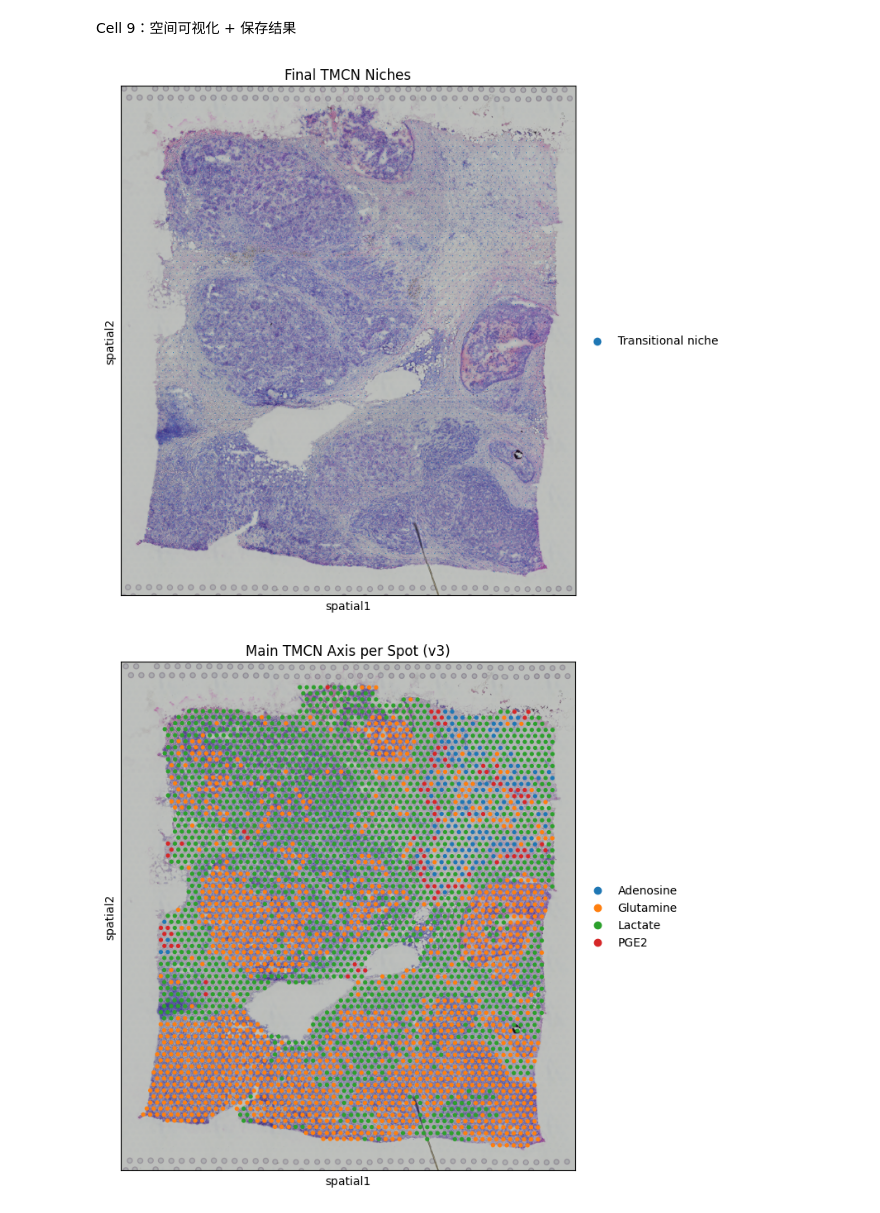
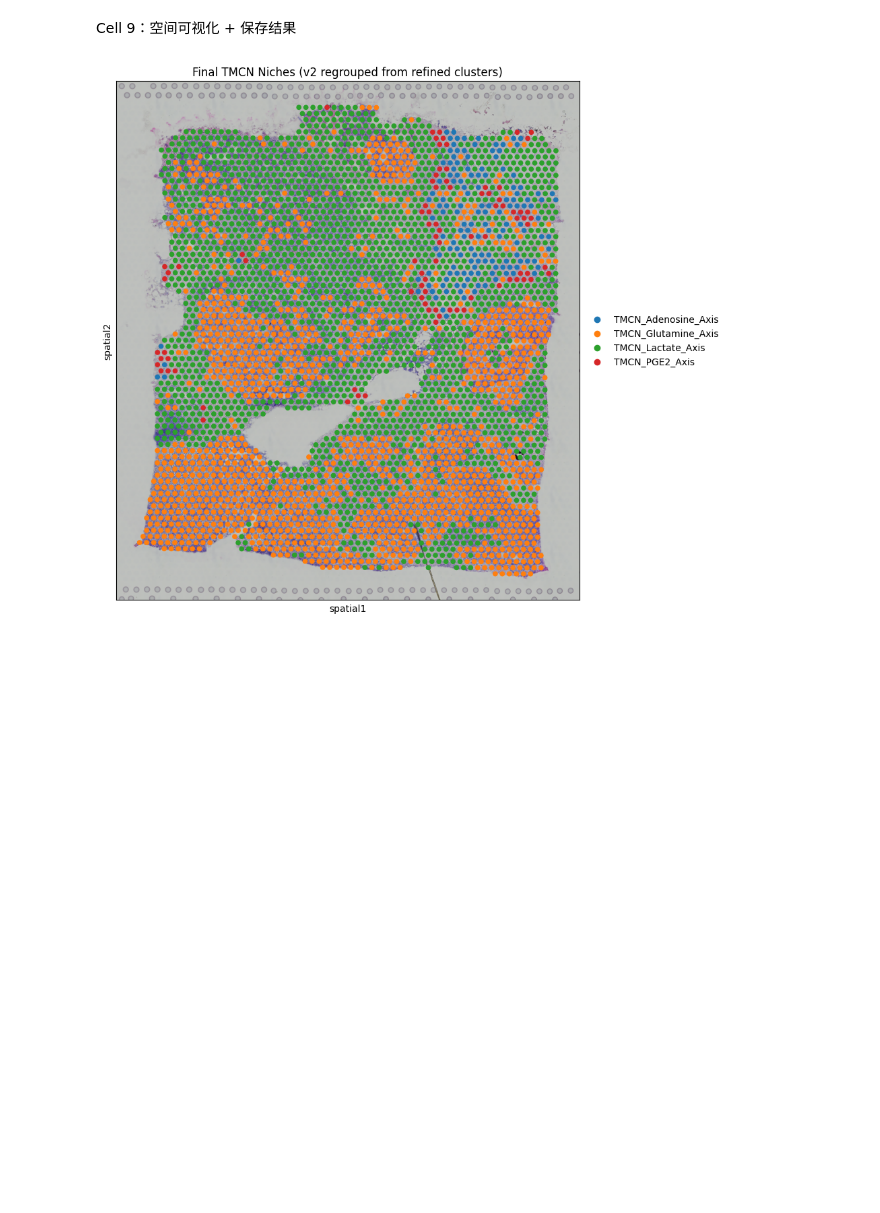
Before and after one commit to Zjyandlsl/NicheCompass-main, a Jupyter notebook: TuMeNiche/src/my/ViHBC_run_nichecompass.ipynb, the cells around one changed output. Drawn from its saved outputs; the diff is of its cells as text; code cells hidden in the pictures; blank space fills up the shorter version.

Commit message:
再次更新ViHBC_run_nichecompass.ipynb

```diff
--- a/TuMeNiche/src/my/ViHBC_run_nichecompass.ipynb
+++ b/TuMeNiche/src/my/ViHBC_run_nichecompass.ipynb
@@ -1586,3 +1586,18 @@ df_topology = compute_niche_topology_summary(
 
 print("\n===== 最终生态位拓扑分析 =====")
 display(df_topology)
+# %%
+# ===== 新增 Cell A：检查当前关键列 =====
+required_cols = [
+    "TMCN_Refined_Cluster",
+    "TMCN_Main_Axis_v3",
+    "tmcn_weighted_degree",
+]
+
+for col in required_cols:
+    print(col, "=>", col in adata_model.obs.columns)
+
+print("\n当前 obs 里和 TMCN 相关的列：")
+for c in adata_model.obs.columns:
+    if "TMCN" in c or "tmcn" in c:
+        print(c)
@@ -1589,46 +1837,2 @@ display(df_topology)
 # %% [markdown]
 Cell 9：空间可视化 + 保存结果
-# %%
-# ===== Cell 10: 可视化最终生态位 =====
-
-plt.rcParams["figure.figsize"] = (8, 8)
-
-if "spatial" in adata_model.uns:
-    sc.pl.spatial(
-        adata_model,
-        color="TMCN_Final_Niche",
-        # spot_size=35,
-        spot_size=170,
-        title="Final TMCN Niches",
-        show=True,
-    )
-else:
-    sq.pl.spatial_scatter(
-        adata_model,
-        color="TMCN_Final_Niche",
-        # size=35,
-        spot_size=170,
-    )
-    plt.show()
-
-# 额外看主轴分布
-if "spatial" in adata_model.uns:
-    sc.pl.spatial(
-        adata_model,
-        color="TMCN_Main_Axis_v3",
-        # spot_size=35,
-        spot_size=170,
-        title="Main TMCN Axis per Spot (v3)",
-        show=True,
-    )
-else:
-    sq.pl.spatial_scatter(
-        adata_model,
-        color="TMCN_Main_Axis_v3",
-        # size=35,
-        spot_size=170,
-    )
-    plt.show()
-# %% [output]
-[figure, removed]
-[figure, removed]
@@ -1640,0 +1839,15 @@ print("结果保存到：", save_path)
+# %%
+# ===== Cell 10: 可视化最终生态位 =====
+
+# ===== 新增 Cell E：可视化新的最终生态位 =====
+plt.rcParams["figure.figsize"] = (10, 10)
+
+sc.pl.spatial(
+    adata_model,
+    color="TMCN_Final_Niche_v2",
+    spot_size=200,
+    title="Final TMCN Niches (v2 regrouped from refined clusters)",
+    show=True,
+)
+# %% [output]
+[figure, added]
```
Also changed, not shown: parts of 6 cells of this notebook.
